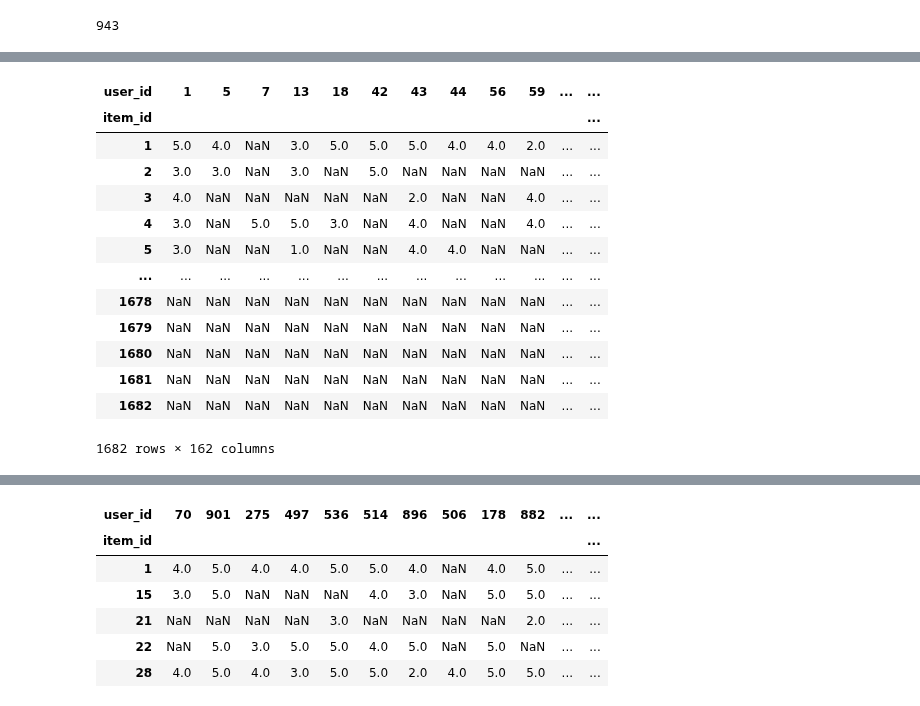
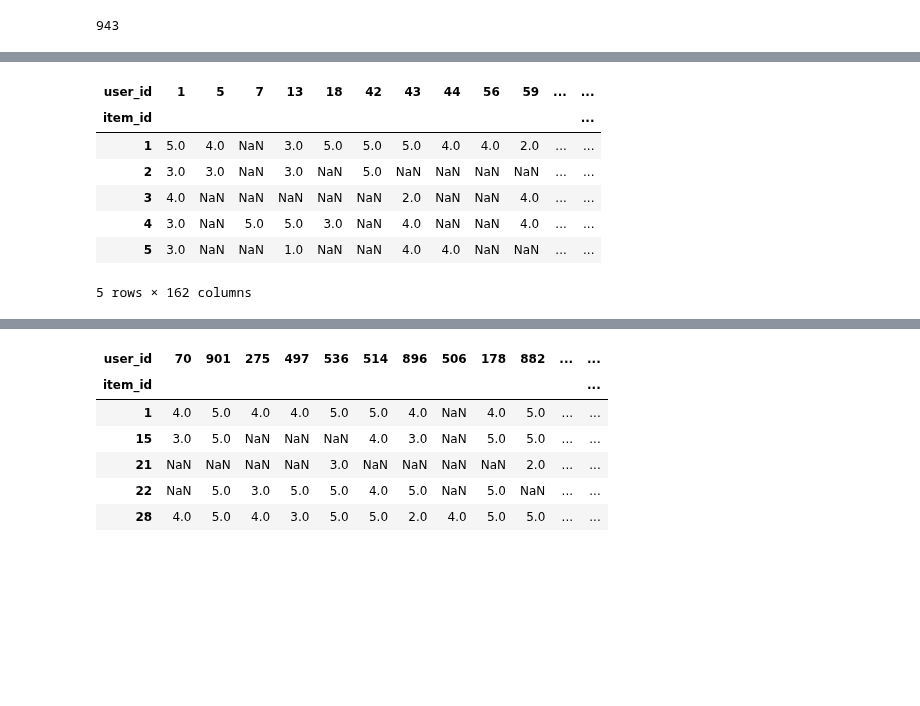
Before and after one commit to ali-d-nasseri/Recommender-System, a Jupyter notebook: Recommender Project.ipynb, the cells around one changed output, grey strips where cells are left out. Drawn from its saved outputs; the diff is of its cells as text; code cells hidden in the pictures; blank space fills up the shorter version.

```diff
--- a/Recommender Project.ipynb
+++ b/Recommender Project.ipynb
@@ -283,21 +189,15 @@ e
 # %%
 matrix_users = moviematrix[e]
-matrix_users
+matrix_users.head()
 # %% [output]
 | user_id | 1 | 5 | 7 | 13 | 18 | 42 | 43 | 44 | 56 | 59 | ... | ... |
 | item_id |  |  |  |  |  |  |  |  |  |  |  | ... |
 | 1 | 5.0 | 4.0 | NaN | 3.0 | 5.0 | 5.0 | 5.0 | 4.0 | 4.0 | 2.0 | ... | ... |
 | 2 | 3.0 | 3.0 | NaN | 3.0 | NaN | 5.0 | NaN | NaN | NaN | NaN | ... | ... |
 | 3 | 4.0 | NaN | NaN | NaN | NaN | NaN | 2.0 | NaN | NaN | 4.0 | ... | ... |
 | 4 | 3.0 | NaN | 5.0 | 5.0 | 3.0 | NaN | 4.0 | NaN | NaN | 4.0 | ... | ... |
 | 5 | 3.0 | NaN | NaN | 1.0 | NaN | NaN | 4.0 | 4.0 | NaN | NaN | ... | ... |
-| ... | ... | ... | ... | ... | ... | ... | ... | ... | ... | ... | ... | ... |
-| 1678 | NaN | NaN | NaN | NaN | NaN | NaN | NaN | NaN | NaN | NaN | ... | ... |
-| 1679 | NaN | NaN | NaN | NaN | NaN | NaN | NaN | NaN | NaN | NaN | ... | ... |
-| 1680 | NaN | NaN | NaN | NaN | NaN | NaN | NaN | NaN | NaN | NaN | ... | ... |
-| 1681 | NaN | NaN | NaN | NaN | NaN | NaN | NaN | NaN | NaN | NaN | ... | ... |
-| 1682 | NaN | NaN | NaN | NaN | NaN | NaN | NaN | NaN | NaN | NaN | ... | ... |
-1682 rows × 162 columns
+5 rows × 162 columns
 # %%
 fixed_indices = []
 for i in item_ids_rated_by_290:
```
Also changed, not shown: parts of 73 cells of this notebook, 12 other files.
